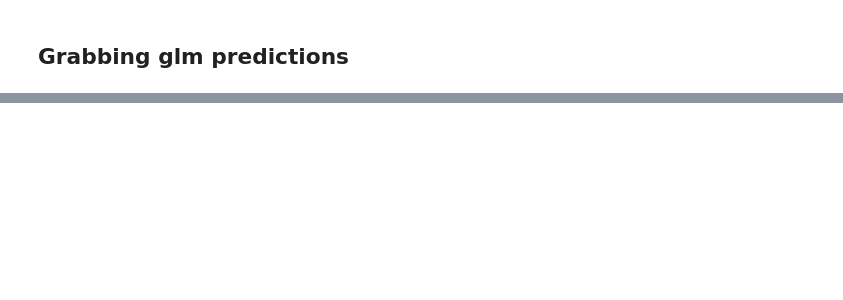
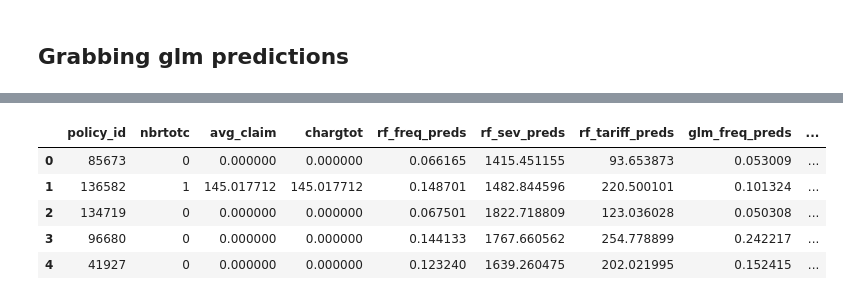
Before and after one commit to galezon/DSNLI-Project, a Jupyter notebook: analyze_tariffs/main.ipynb, the cells around one changed output, grey strips where cells are left out. Saved outputs shown, nothing was run; the diff lists cells and outputs as text; code cells hidden in the pictures; blank space fills up the shorter version.

```diff
--- a/analyze_tariffs/main.ipynb
+++ b/analyze_tariffs/main.ipynb
@@ -88,2 +89,9 @@ test_results.query("nbrtotc > 1")[0:6]
 # %% [markdown]
 ## Grabbing glm predictions
+# %%
+glm_preds = pd.read_csv("../data/glm_tariff_preds.csv")
+glm_preds.drop(columns="Unnamed: 0", inplace=True)  # should have saved without index before
+glm_preds.rename(columns={"freq": "glm_freq_preds",
+                          "sev": "glm_sev_preds",
+                          "tariff": "glm_tariff_preds"}, inplace=True)
+glm_preds.head()
@@ -89,0 +105,10 @@ test_results.query("nbrtotc > 1")[0:6]
+# %%
+test_preds = pd.merge(rf_preds, glm_preds, how="left", on="policy_id")  # no collision => no need for suffixes
+test_preds.head()
+# %% [output]
+|  | policy_id | nbrtotc | avg_claim | chargtot | rf_freq_preds | rf_sev_preds | rf_tariff_preds | glm_freq_preds | ... |
+| 0 | 85673 | 0 | 0.000000 | 0.000000 | 0.066165 | 1415.451155 | 93.653873 | 0.053009 | ... |
+| 1 | 136582 | 1 | 145.017712 | 145.017712 | 0.148701 | 1482.844596 | 220.500101 | 0.101324 | ... |
+| 2 | 134719 | 0 | 0.000000 | 0.000000 | 0.067501 | 1822.718809 | 123.036028 | 0.050308 | ... |
+| 3 | 96680 | 0 | 0.000000 | 0.000000 | 0.144133 | 1767.660562 | 254.778899 | 0.242217 | ... |
+| 4 | 41927 | 0 | 0.000000 | 0.000000 | 0.123240 | 1639.260475 | 202.021995 | 0.152415 | ... |
```
Also changed, not shown: parts of 15 cells of this notebook.
